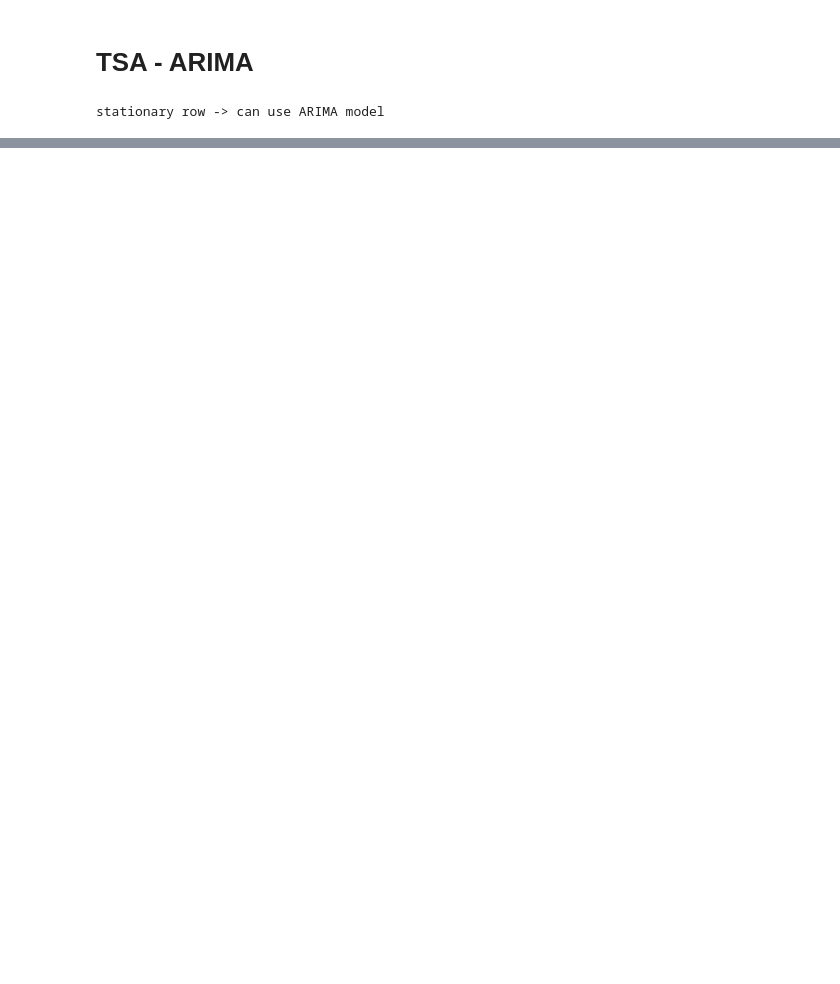
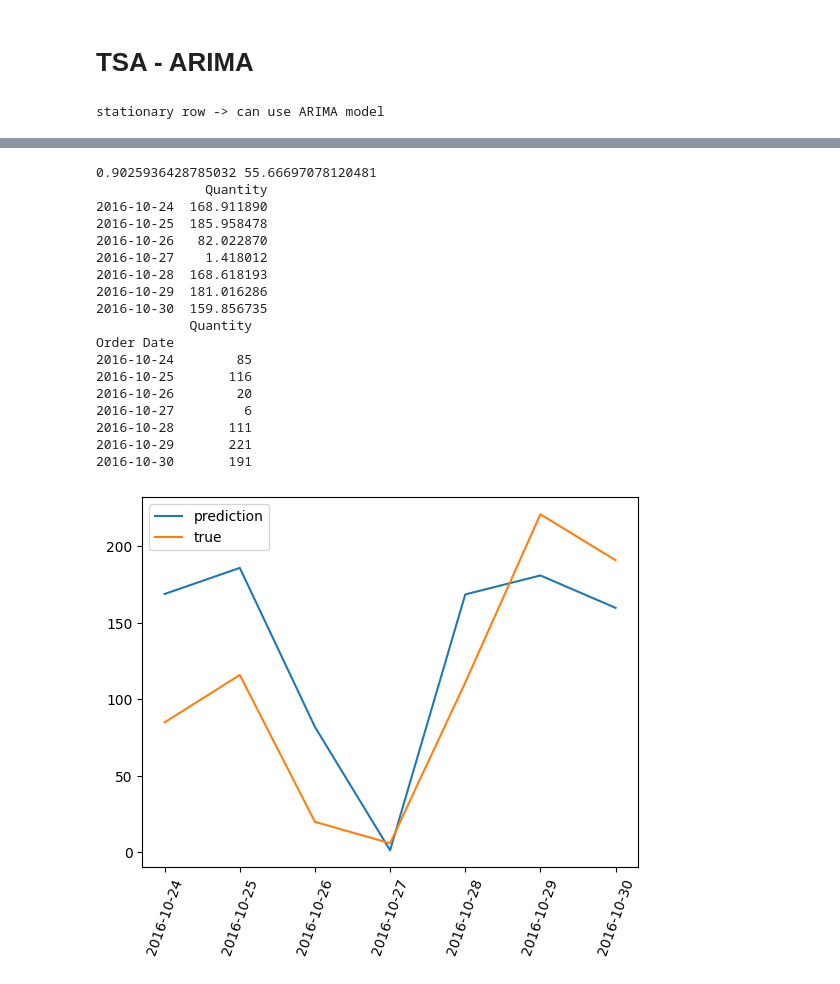
Before and after one commit to chagrygoris/retail_forecasts, a Jupyter notebook: Online_Sales-2.ipynb, the cells around one changed output, grey strips where cells are left out. Saved outputs shown, nothing was run; the diff lists cells and outputs as text; code cells hidden in the pictures; blank space fills up the shorter version.

Commit message:
sktime integrated

```diff
--- a/Online_Sales-2.ipynb
+++ b/Online_Sales-2.ipynb
@@ -493,0 +477,21 @@ plt.show()
+# %%
+from sktime.forecasting.arima import ARIMA, AutoARIMA
+from sktime.forecasting.model_selection import SlidingWindowSplitter, ForecastingGridSearchCV
+from sktime.forecasting.base import ForecastingHorizon
+
+
+fh = ForecastingHorizon(3)
+
+cv = SlidingWindowSplitter(start_with_window=True, fh=fh, step_length=7, window_length=70)
+forecaster = ARIMA(enforce_invertibility=False, enforce_stationarity=False, suppress_warnings=True)
+arima_orders = []
+start_p, start_q, start_d = 1, 1, 0
+max_p = 7
+max_q = 7
+max_d = 1
+for p in range(start_p, max_p+1):
+    for q in range(start_q, max_q+1):
+        for d in range(start_d, max_d + 1):
+            if set([p, q]) != set([6, 7]):
+                arima_orders.append((p, d, q))
+param_grid = {"order": arima_orders}
@@ -493,0 +557,31 @@ plt.show()
+# %%
+from sklearn.metrics import root_mean_squared_error
+prediction=grid_searcher.best_forecaster_.predict(fh=ForecastingHorizon(list(range(1, 8))))
+plt.plot(prediction, label="prediction")
+plt.plot(test[:7], label="true")
+print("Weekly forecast:", mean_absolute_percentage_error(test[:7], prediction), root_mean_squared_error(test[:7], prediction))
+print("3-day forecast:", mean_absolute_percentage_error(test[:3], prediction), root_mean_squared_error(test[:3], prediction))
+plt.xticks(rotation=70)
+plt.legend()
+print(prediction)
+print(test[:7])
+# %% [output]
+0.9025936428785032 55.66697078120481
+              Quantity
+2016-10-24  168.911890
+2016-10-25  185.958478
+2016-10-26   82.022870
+2016-10-27    1.418012
+2016-10-28  168.618193
+2016-10-29  181.016286
+2016-10-30  159.856735
+            Quantity
+Order Date
+2016-10-24        85
+2016-10-25       116
+2016-10-26        20
+2016-10-27         6
+2016-10-28       111
+2016-10-29       221
+2016-10-30       191
+[figure, added]
```
Also changed, not shown: parts of 29 cells of this notebook.
